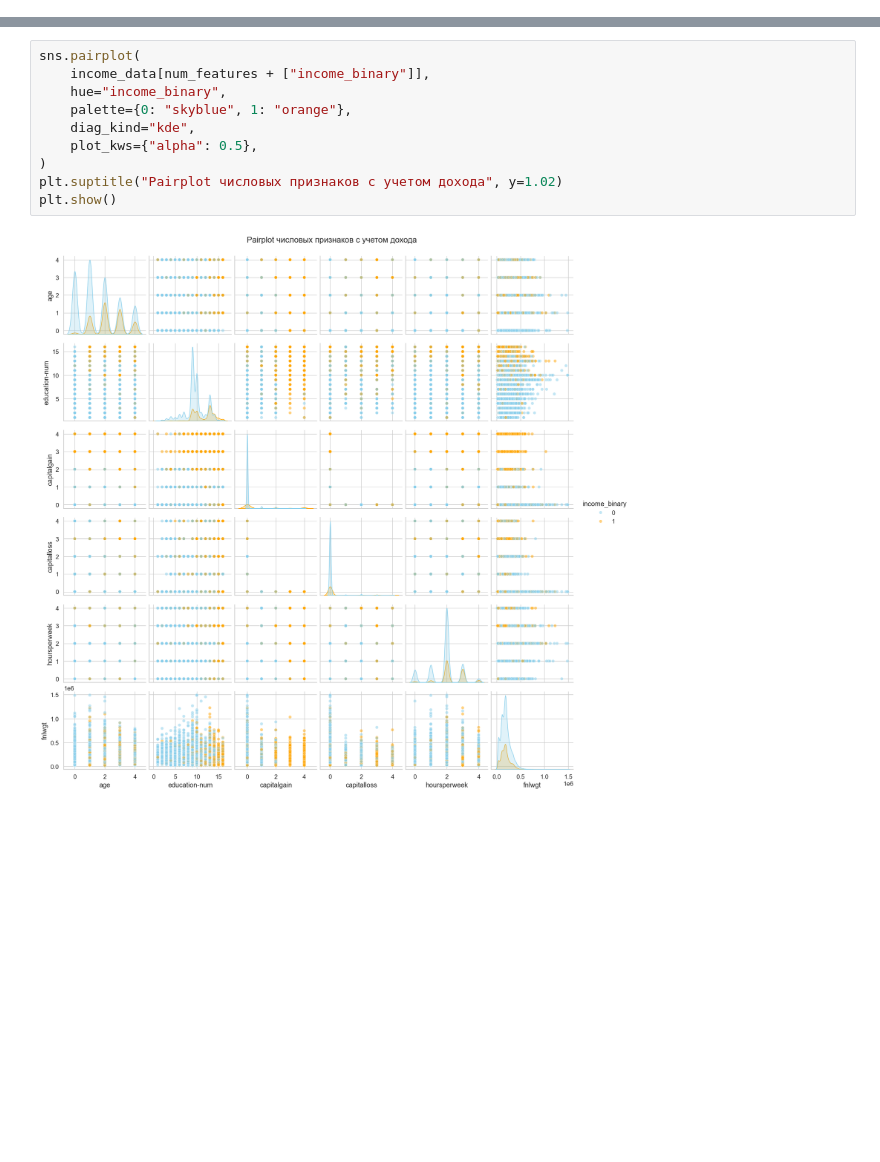
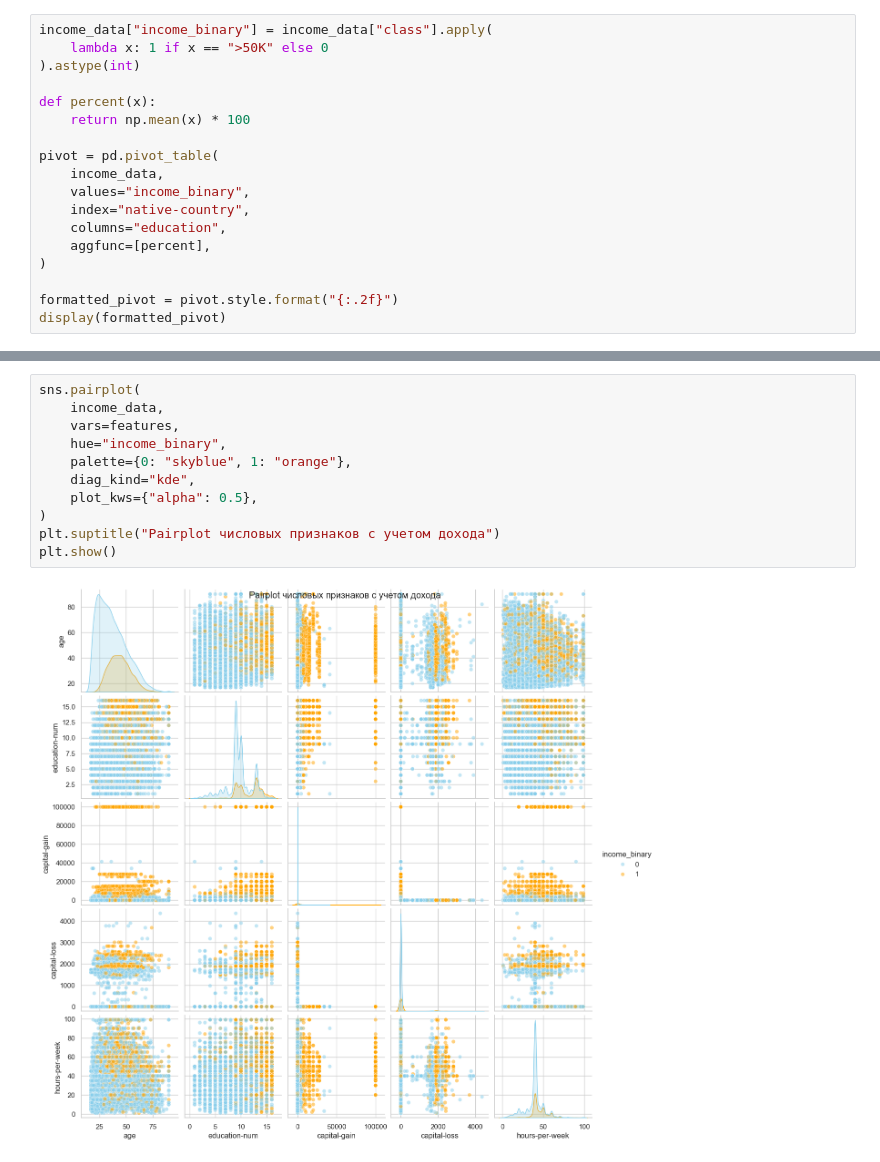
Before and after one commit to atrepalin/Statistics-RSREU, a Jupyter notebook: 1.3.ipynb, the cells around one changed output, grey strips where cells are left out. Cells and saved outputs as stored; diff of their text form; blank space fills up the shorter version.

```diff
--- a/1.3.ipynb
+++ b/1.3.ipynb
@@ -309,0 +332,18 @@ Data columns (total 15 columns):
+# %%
+income_data["income_binary"] = income_data["class"].apply(
+    lambda x: 1 if x == ">50K" else 0
+).astype(int)
+
+def percent(x):
+    return np.mean(x) * 100
+
+pivot = pd.pivot_table(
+    income_data,
+    values="income_binary",
+    index="native-country",
+    columns="education",
+    aggfunc=[percent],
+)
+
+formatted_pivot = pivot.style.format("{:.2f}")
+display(formatted_pivot)
@@ -310,13 +430,14 @@ Data columns (total 15 columns):
 # %%
 sns.pairplot(
-    income_data[num_features + ["income_binary"]],
+    income_data,
+    vars=features,
     hue="income_binary",
     palette={0: "skyblue", 1: "orange"},
     diag_kind="kde",
     plot_kws={"alpha": 0.5},
 )
-plt.suptitle("Pairplot числовых признаков с учетом дохода", y=1.02)
+plt.suptitle("Pairplot числовых признаков с учетом дохода")
 plt.show()
 # %% [output]
-[figure, old version]
+[figure, new version]
 # %%
```
Also changed, not shown: parts of 15 cells of this notebook.
